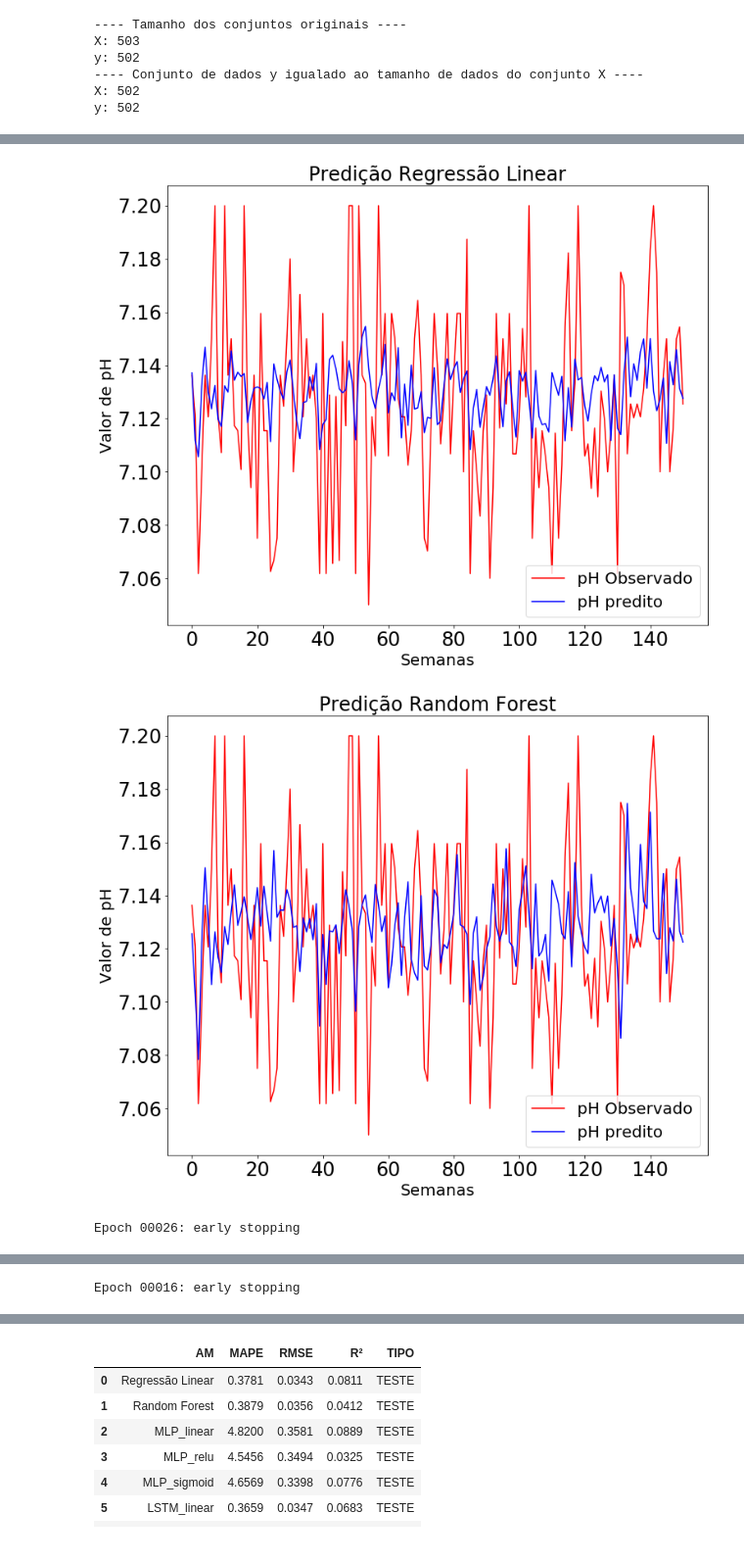
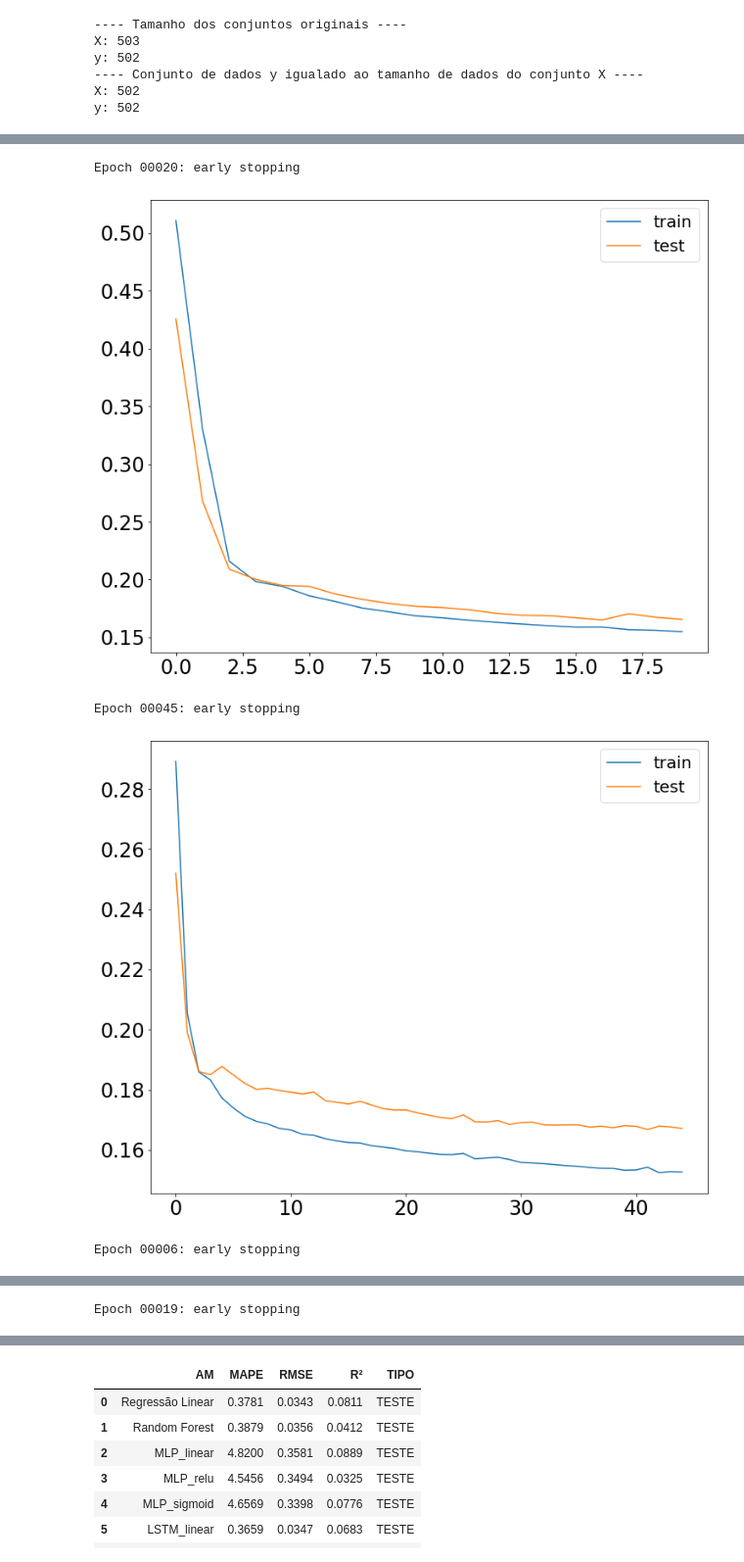
Before and after one commit to andersonchico/predicaoagua, a Jupyter notebook: src/src_dissertação/predicao_com_varios_parametros/com_interpolacao/espacial/espacial_automatizado_todas_variaveis.ipynb, the cells around one changed output, grey strips where cells are left out. Shown: that part at 98% size. Drawn from its saved outputs; the diff is of its cells as text; code cells hidden in the pictures.

```diff
--- a/src/src_dissertação/predicao_com_varios_parametros/com_interpolacao/espacial/espacial_automatizado_todas_variaveis.ipynb
+++ b/src/src_dissertação/predicao_com_varios_parametros/com_interpolacao/espacial/espacial_automatizado_todas_variaveis.ipynb
@@ -34,11 +34,11 @@ print('y:',len(ugrhi10))
 #Seleciona os dados equivalente ao tamanho da URGHI10
 X = ugrhi06.iloc[0:len(ugrhi10)]
 #Remove a coluna ph, pois os seus valores serão preditos na UGRHI10
-X = X.drop(['ph'],axis = 1).values
+X = X.drop(['od'],axis = 1).values
 #Seleciona os valores da coluna ph da URGHI06, na qual será utilizado para a normalização dos dados quando apresentar o gráfico
-train_previsao = ugrhi06['ph'].values
+train_previsao = ugrhi06['od'].values
 #Seleciona os valores da coluna ph da URGHI10.
-y = ugrhi10['ph'].values
+y = ugrhi10['od'].values
 
 X = X.reshape(len(X),7)
 y = y.reshape(len(y),1)
@@ -190,6 +190,8 @@ for t in am:
 
         y_train_rl = sc.inverse_transform(y_train)
 
+        '''
+
         plt.plot(y_test_rl,color='red', label='pH Observado')
         plt.plot(y_pred_rl,color='blue', label='pH predito')
         plt.xlabel('Semanas')
@@ -197,6 +199,7 @@ for t in am:
         plt.legend()
         plt.title('Predição Regressão Linear')
         plt.show()
+        '''
 
         mape_treino_rl       = round(mape(y_predt_rl,y_train_rl),4)
         rmse_treino_rl       = round(rmse(y_predt_rl,y_train_rl),4)
@@ -227,6 +230,7 @@ for t in am:
 
         y_train_rf = sc.inverse_transform(y_train)
 
+        '''
         plt.plot(y_test_rf,color='red', label='pH Observado')
         plt.plot(y_pred_rf,color='blue', label='pH predito')
         plt.xlabel('Semanas')
@@ -234,6 +238,7 @@ for t in am:
         plt.legend()
         plt.title('Predição Random Forest')
         plt.show()
+        '''
 
         mape_treino_rf       = round(mape(y_predt_rf,y_train_rf),4)
         rmse_treino_rf       = round(rmse(y_predt_rf,y_train_rf),4)
@@ -275,6 +280,7 @@ for t in am:
 
         y_train_mlp = sc.inverse_transform(y_train)
 
+        '''
         plt.plot(y_test_mlp,color='red', label='pH Observado')
         plt.plot(y_pred_mlp,color='blue', label='pH predito')
         plt.xlabel('Semanas')
@@ -282,6 +288,7 @@ for t in am:
         plt.legend()
         plt.title('Predição MLP')
         plt.show()
+        '''
 
         mape_treino_mlp_linear       = round(mape(y_predt_mlp,y_train_mlp),4)
         rmse_treino_mlp_linear       = round(rmse(y_predt_mlp,y_train_mlp),4)
@@ -329,6 +336,7 @@ for t in am:
 
         y_train_mlp = sc.inverse_transform(y_train)
 
+        '''
         plt.plot(y_test_mlp,color='red', label='pH Observado')
         plt.plot(y_pred_mlp,color='blue', label='pH predito')
         plt.xlabel('Semanas')
@@ -336,6 +344,7 @@ for t in am:
         plt.legend()
         plt.title('Predição MLP')
         plt.show()
+        '''
 
         mape_treino_mlp_relu       = round(mape(y_predt_mlp,y_train_mlp),4)
         rmse_treino_mlp_relu       = round(rmse(y_predt_mlp,y_train_mlp),4)
@@ -383,6 +392,7 @@ for t in am:
 
         y_train_mlp = sc.inverse_transform(y_train)
 
+        '''
         plt.plot(y_test_mlp,color='red', label='pH Observado')
         plt.plot(y_pred_mlp,color='blue', label='pH predito')
         plt.xlabel('Semanas')
@@ -390,6 +400,7 @@ for t in am:
         plt.legend()
         plt.title('Predição MLP')
         plt.show()
+        '''
 
         mape_treino_mlp_sigmoid       = round(mape(y_predt_mlp,y_train_mlp),4)
         rmse_treino_mlp_sigmoid       = round(rmse(y_predt_mlp,y_train_mlp),4)
@@ -441,6 +452,7 @@ for t in am:
 
         y_train_lstm = sc.inverse_transform(y_train)
 
+        '''
         plt.plot(y_test_lstm,color='red', label='pH Observado')
         plt.plot(y_pred_lstm,color='blue', label='pH predito')
         plt.xlabel('Semanas')
@@ -448,6 +460,7 @@ for t in am:
         plt.legend()
         plt.title('Predição LSTM')
         plt.show()
+        '''
 
         mape_treino_lstm_linear       = round(mape(y_predt_lstm,y_train_lstm),4)
         rmse_treino_lstm_linear       = round(rmse(y_predt_lstm,y_train_lstm),4)
@@ -499,6 +512,7 @@ for t in am:
 
         y_train_lstm = sc.inverse_transform(y_train)
 
+        '''
         plt.plot(y_test_lstm,color='red', label='pH Observado')
         plt.plot(y_pred_lstm,color='blue', label='pH predito')
         plt.xlabel('Semanas')
@@ -506,6 +520,7 @@ for t in am:
         plt.legend()
         plt.title('Predição LSTM')
         plt.show()
+        '''
 
         mape_treino_lstm_relu       = round(mape(y_predt_lstm,y_train_lstm),4)
         rmse_treino_lstm_relu       = round(rmse(y_predt_lstm,y_train_lstm),4)
@@ -554,6 +569,7 @@ for t in am:
 
         y_train_lstm = sc.inverse_transform(y_train)
 
+        '''
         plt.plot(y_test_lstm,color='red', label='pH Observado')
         plt.plot(y_pred_lstm,color='blue', label='pH predito')
         plt.xlabel('Semanas')
@@ -561,6 +577,7 @@ for t in am:
         plt.legend()
         plt.title('Predição LSTM')
         plt.show()
+        '''
 
         mape_treino_lstm_sigmoid       = round(mape(y_predt_lstm,y_train_lstm),4)
         rmse_treino_lstm_sigmoid       = round(rmse(y_predt_lstm,y_train_lstm),4)
@@ -568,33 +585,38 @@ for t in am:
         mape_teste_lstm_sigmoid        = round(mape(y_pred_lstm,y_test_lstm),4)
         rmse_teste_lstm_sigmoid        = round(rmse(y_pred_lstm,y_test_lstm),4)
 
         r_treino_lstm_sigmoid,r_teste_lstm_sigmoid = df_correlacao(y_predt_lstm,y_train_lstm,y_pred_lstm,y_test_lstm)
 
         # plot training history
         plt.plot(history.history['loss'], label='train')
         plt.plot(history.history['val_loss'], label='test')
         plt.legend()
         plt.show()
 
 
 # intialise data of lists.
 data_treino = {'AM':['Regressão Linear','Random Forest','MLP_linear','MLP_relu','MLP_sigmoid','LSTM_linear','LSTM_relu','LSTM_sigmoid'],
         'MAPE':[mape_treino_rl, mape_treino_rf, mape_treino_mlp_linear, mape_treino_mlp_relu, mape_treino_mlp_sigmoid,mape_treino_lstm_linear,mape_treino_lstm_relu,mape_treino_lstm_sigmoid],
         'RMSE':[rmse_treino_rl, rmse_treino_rf, rmse_treino_mlp_linear, rmse_treino_mlp_relu, rmse_treino_mlp_sigmoid,rmse_treino_lstm_linear,rmse_treino_lstm_relu,rmse_treino_lstm_sigmoid],
         'R²':[r_treino_rl, r_treino_rf, r_treino_mlp_linear, r_treino_mlp_relu, r_treino_mlp_sigmoid,r_treino_lstm_linear,r_treino_lstm_relu,r_treino_lstm_sigmoid],
         'TIPO':['TREINO', 'TREINO', 'TREINO', 'TREINO','TREINO', 'TREINO', 'TREINO', 'TREINO']}
 
 # intialise data of lists.
 data_teste = {'AM':['Regressão Linear','Random Forest','MLP_linear','MLP_relu','MLP_sigmoid','LSTM_linear','LSTM_relu','LSTM_sigmoid'],
         'MAPE':[mape_teste_rl, mape_teste_rf, mape_teste_mlp_linear, mape_teste_mlp_relu, mape_teste_mlp_sigmoid,mape_teste_lstm_linear,mape_teste_lstm_relu,mape_teste_lstm_sigmoid],
         'RMSE':[rmse_teste_rl, rmse_teste_rf, rmse_teste_mlp_linear, rmse_teste_mlp_relu, rmse_teste_mlp_sigmoid,rmse_teste_lstm_linear,rmse_teste_lstm_relu,rmse_teste_lstm_sigmoid],
         'R²':[r_teste_rl, r_teste_rf, r_teste_mlp_linear, r_teste_mlp_relu, r_teste_mlp_sigmoid,r_teste_lstm_linear,r_teste_lstm_relu,r_teste_lstm_sigmoid],
         'TIPO':['TESTE', 'TESTE', 'TESTE', 'TESTE','TESTE', 'TESTE', 'TESTE', 'TESTE']}
 
 # Create DataFrame
 df_resultados_treino = pd.DataFrame(data_treino)
 df_resultados_teste = pd.DataFrame(data_teste)
+df_resultados = pd.DataFrame()
+dframes = [df_resultados_treino,df_resultados_teste]
+df_resultados = pd.concat(dframes)
 # %% [output]
+Epoch 00020: early stopping
-[figure, old version]
+[figure, new version]
+Epoch 00045: early stopping
-[figure, old version]
+[figure, new version]
-Epoch 00026: early stopping
+Epoch 00006: early stopping
@@ -601,0 +624 @@ Epoch 00026: early stopping
+Epoch 00019: early stopping
@@ -603 +625,0 @@ Epoch 00026: early stopping
-Epoch 00016: early stopping
```
Also changed, not shown: parts of 4 cells of this notebook, 17 other files.
